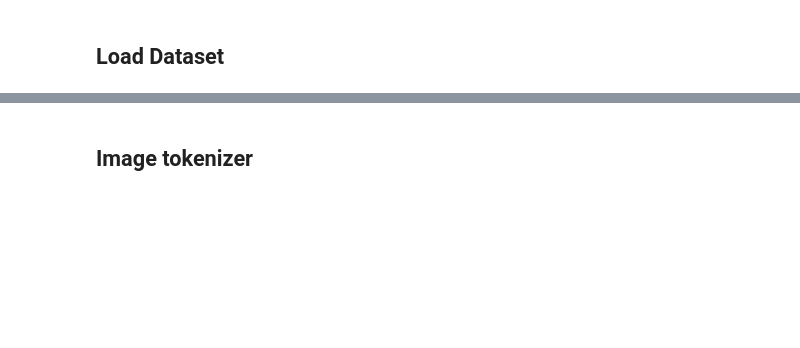
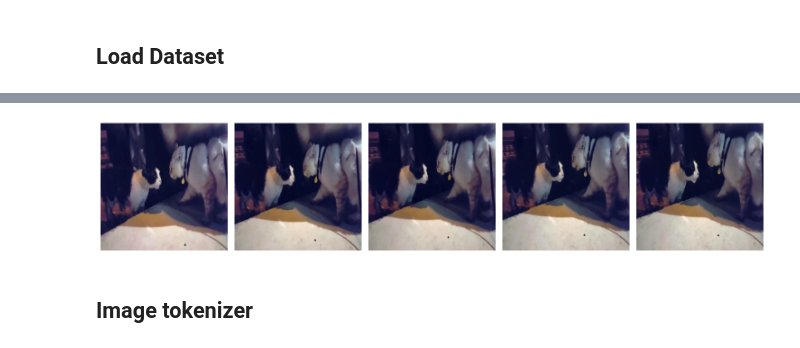
Before and after one commit to SAGA-COM-304/SAGA_COM-304, a Jupyter notebook: notebooks/Tokenizers.ipynb, the cells around one changed output, grey strips where cells are left out. Saved outputs shown, nothing was run; the diff lists cells and outputs as text; code cells hidden in the pictures; blank space fills up the shorter version.

```diff
--- a/notebooks/Tokenizers.ipynb
+++ b/notebooks/Tokenizers.ipynb
@@ -19,3 +52,14 @@ KeyboardInterrupt:
+# %%
+fig, axes = plt.subplots(1, 5, figsize=(15, 5))  # Create a figure with 5 subplots
+for i, img in enumerate(img_dataset[0]['frames'].permute(1, 2, 3, 0).cpu()):
+    img = (img - img.min()) / (img.max() - img.min() + 1e-8)  # Normalize the image
+    axes[i].imshow(img)  # Plot the image in the corresponding subplot
+    axes[i].axis('off')  # Turn off axis for each subplot
+
+plt.tight_layout()  # Adjust layout to avoid overlap
+plt.show()
+# %% [output]
+[figure, added]
 # %% [markdown]
 ## Image tokenizer
 # %%
```
Also changed, not shown: parts of 8 cells of this notebook, 2 other files.
